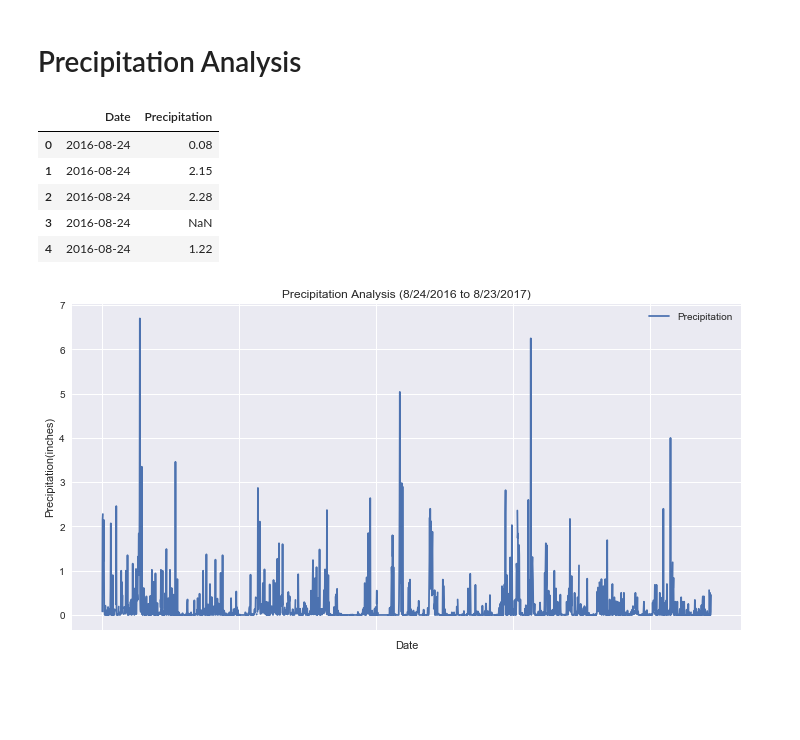
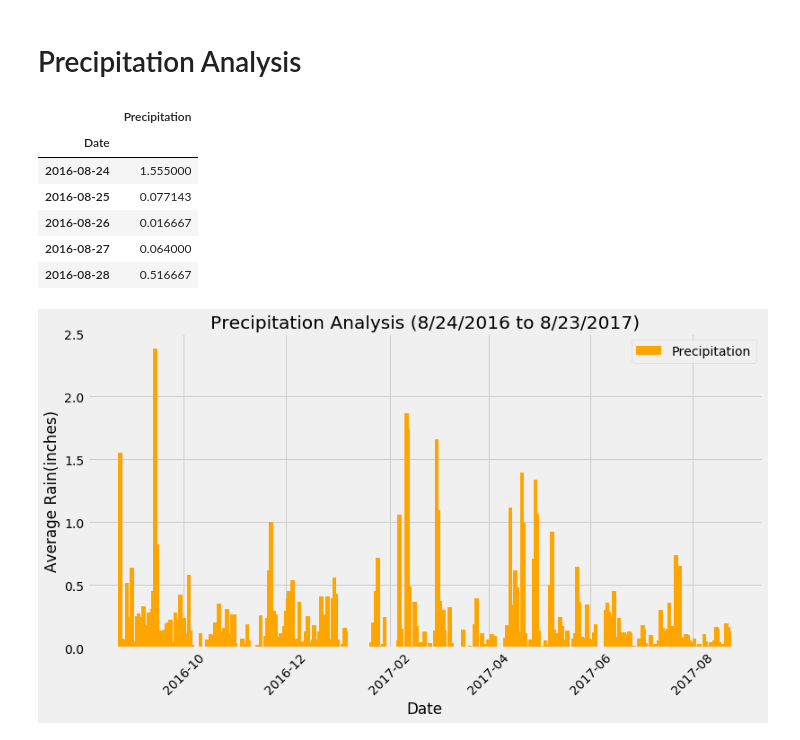
Before and after one commit to vst17/SurfsUPHAWAII, a Jupyter notebook: climate_analysis.ipynb, the cells around one changed output. Cells and saved outputs as stored; diff of their text form; code cells hidden in the pictures; blank space fills up the shorter version.

```diff
--- a/climate_analysis.ipynb
+++ b/climate_analysis.ipynb
@@ -12,7 +12,7 @@ import numpy as np
 import datetime as dt
 import matplotlib
 from matplotlib import style
-style.use('seaborn')
+style.use('fivethirtyeight')
 import matplotlib.pyplot as plt
 # %%
 # Create engine & connection
@@ -50,25 +50,31 @@ one_year_precipitation = session.query(Measurement.date, Measurement.prcp).\
 precipitation_df = pd.DataFrame(one_year_precipitation, columns=['Date', 'Precipitation'])
 # precipitation_df.head()
 
-#reset the index
-# precipitation_df.set_index(precipitation_df['Date'], inplace=True)
-precipitation_df.head()
+# Change the date to a datetime format.
+precipitation_df['Date'] = pd.to_datetime(precipitation_df['Date'], format='%Y/%m/%d')
+
+#Get the total for each station for each date and set the index as the date.
+total_precipitation = precipitation_df.pivot_table(precipitation_df, index=['Date'], aggfunc='mean')
+total_precipitation.head()
 # %% [output]
-|  | Date | Precipitation |
-| 0 | 2016-08-24 | 0.08 |
-| 1 | 2016-08-24 | 2.15 |
-| 2 | 2016-08-24 | 2.28 |
-| 3 | 2016-08-24 | NaN |
-| 4 | 2016-08-24 | 1.22 |
+|  | Precipitation |
+| Date |  |
+| 2016-08-24 | 1.555000 |
+| 2016-08-25 | 0.077143 |
+| 2016-08-26 | 0.016667 |
+| 2016-08-27 | 0.064000 |
+| 2016-08-28 | 0.516667 |
 # %%
 # Plot the dataframe as a horizontal bar chart using pandas plotting
+style.use('fivethirtyeight')
 
-precipitation_df.plot('Date', 'Precipitation',figsize=(12,6))
+plt.bar(total_precipitation.index, total_precipitation["Precipitation"], width=2.5, color="orange")
+plt.rcParams["figure.figsize"] = [12,6]
 plt.xlabel("Date")
-plt.ylabel("Precipitation(inches)")
+plt.ylabel("Average Rain(inches)")
 plt.title("Precipitation Analysis (8/24/2016 to 8/23/2017)")
 plt.legend(["Precipitation"])
 plt.xticks(rotation=45)
 plt.show()
 # %% [output]
-[figure, old version]
+[figure, new version]
```
Also changed, not shown: parts of 6 cells of this notebook.
